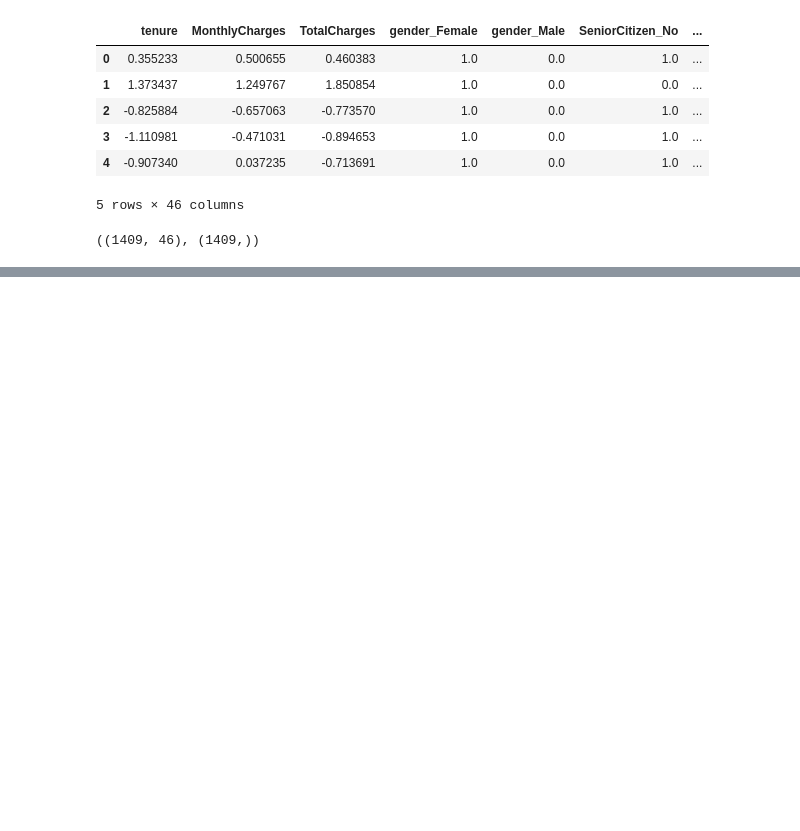
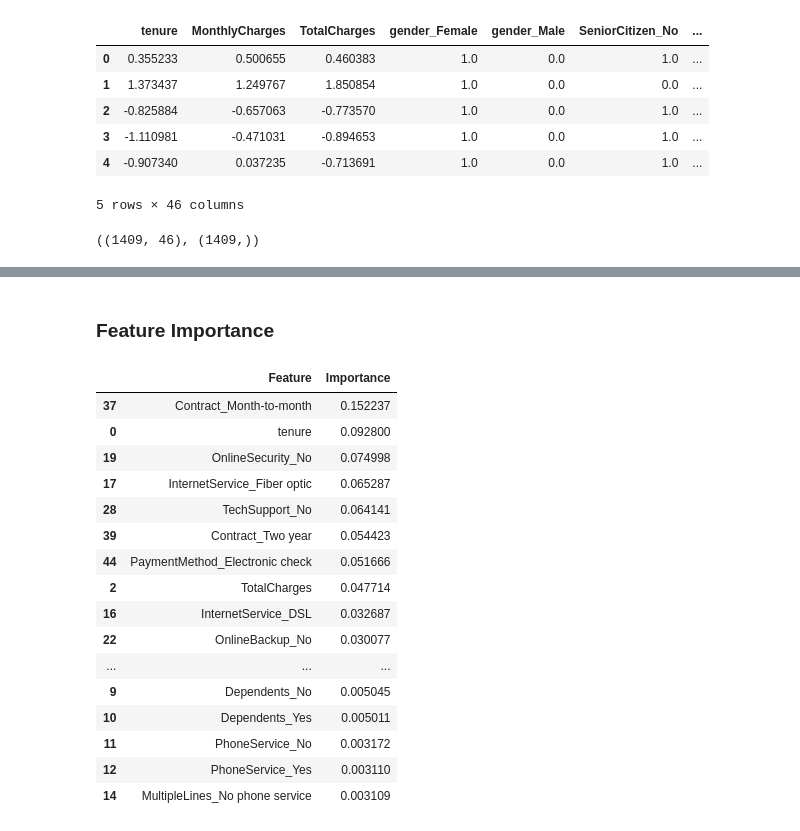
Before and after one commit to Azie88/Machine-Learning-Classification-Review, a Jupyter notebook: Churn_Notebook.ipynb, the cells around one changed output, grey strips where cells are left out. Saved outputs shown, nothing was run; the diff lists cells and outputs as text; code cells hidden in the pictures; blank space fills up the shorter version.

Commit message:
Updated Notebook Modeling

```diff
--- a/Churn_Notebook.ipynb
+++ b/Churn_Notebook.ipynb
@@ -284,0 +309,3 @@ test_df.shape, y_test.shape
+# %%
+xgb_classifier = xgb.XGBClassifier(random_state=1)
+xgb_classifier.fit(train_df, y_train)
@@ -284,0 +326,3 @@ test_df.shape, y_test.shape
+# %%
+lgb_classifier = lgb.LGBMClassifier(random_state=1)
+lgb_classifier.fit(train_df, y_train)
@@ -284,0 +417,18 @@ test_df.shape, y_test.shape
+# %%
+param_dist = {
+    'n_estimators': [50, 100, 300, 500, 1000],
+    'min_samples_split': [2, 3, 5, 7, 9],
+    'min_samples_leaf': [1, 2, 4, 6, 8],
+    'max_features': ['auto', 'sqrt', 'log2', None]
+}
+
+# Initialize RandomizedSearchCV
+random_search_et = RandomizedSearchCV(estimator=et_classifier, param_distributions=param_dist, scoring='accuracy',
+                                     cv=5, n_jobs=-1, random_state=1, n_iter=10, verbose = 1)
+
+random_search_et.fit(train_df, y_train)
+
+# best parameters
+best_params = random_search_et.best_params_
+
+best_params
@@ -284,0 +441,4 @@ test_df.shape, y_test.shape
+# %%
+# Fit tuned model on train data
+tuned_et_model = random_search_et.best_estimator_
+tuned_et_model.fit(train_df, y_train)
@@ -284,0 +490,28 @@ test_df.shape, y_test.shape
+# %% [markdown]
+### Feature Importance
+# %%
+feature_importance = tuned_et_model.feature_importances_
+
+importance_df = pd.DataFrame({'Feature': train_df.columns, 'Importance': feature_importance})
+
+importance_df = importance_df.sort_values(by='Importance', ascending=False)
+
+importance_df
+# %% [output]
+|  | Feature | Importance |
+| 37 | Contract_Month-to-month | 0.152237 |
+| 0 | tenure | 0.092800 |
+| 19 | OnlineSecurity_No | 0.074998 |
+| 17 | InternetService_Fiber optic | 0.065287 |
+| 28 | TechSupport_No | 0.064141 |
+| 39 | Contract_Two year | 0.054423 |
+| 44 | PaymentMethod_Electronic check | 0.051666 |
+| 2 | TotalCharges | 0.047714 |
+| 16 | InternetService_DSL | 0.032687 |
+| 22 | OnlineBackup_No | 0.030077 |
+| ... | ... | ... |
+| 9 | Dependents_No | 0.005045 |
+| 10 | Dependents_Yes | 0.005011 |
+| 11 | PhoneService_No | 0.003172 |
+| 12 | PhoneService_Yes | 0.003110 |
+| 14 | MultipleLines_No phone service | 0.003109 |
```
Also changed, not shown: parts of 19 cells of this notebook.
